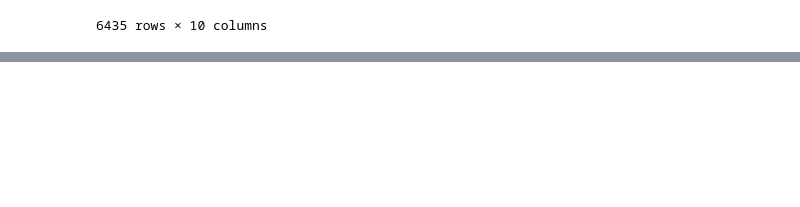
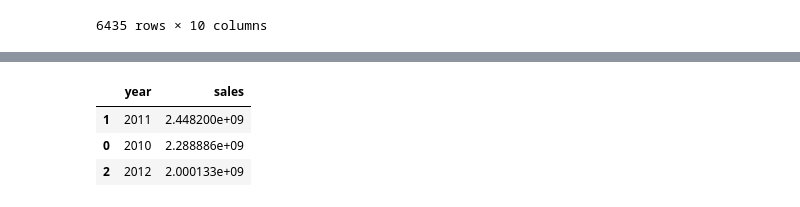
Before and after one commit to vnaumq/Walmart_sales, a Jupyter notebook: walmart_sales.ipynb, the cells around one changed output, grey strips where cells are left out. Cells and saved outputs as stored; diff of their text form; code cells hidden in the pictures; blank space fills up the shorter version.

```diff
--- a/walmart_sales.ipynb
+++ b/walmart_sales.ipynb
@@ -98,0 +112,8 @@ sns.lineplot(data = sales, x = 'week', y = 'weekly_sales', hue='year', style='ye
+# %%
+year_sales = df.groupby('year',as_index=False).agg({'weekly_sales' : 'sum'}).rename(columns={'weekly_sales' : 'sales'}).sort_values('sales', ascending= False)
+year_sales
+# %% [output]
+|  | year | sales |
+| 1 | 2011 | 2.448200e+09 |
+| 0 | 2010 | 2.288886e+09 |
+| 2 | 2012 | 2.000133e+09 |
```
Also changed, not shown: parts of 5 cells of this notebook, 1 other file.
